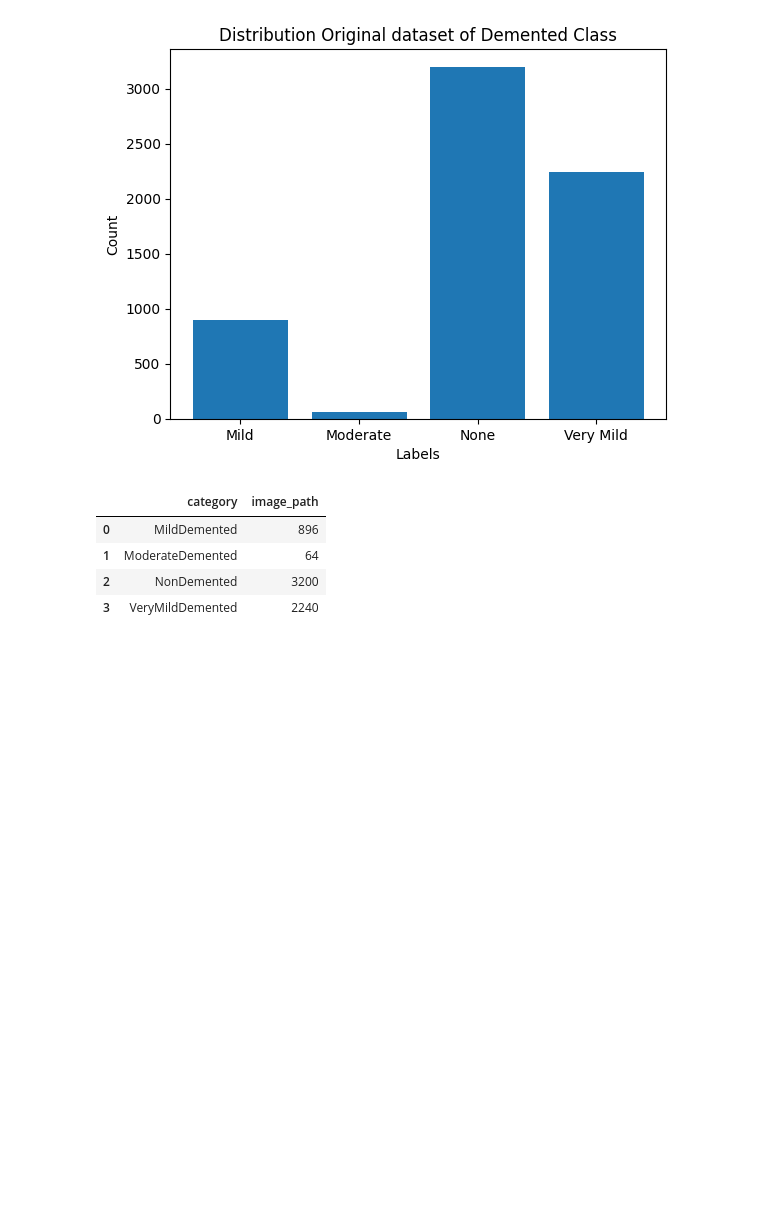
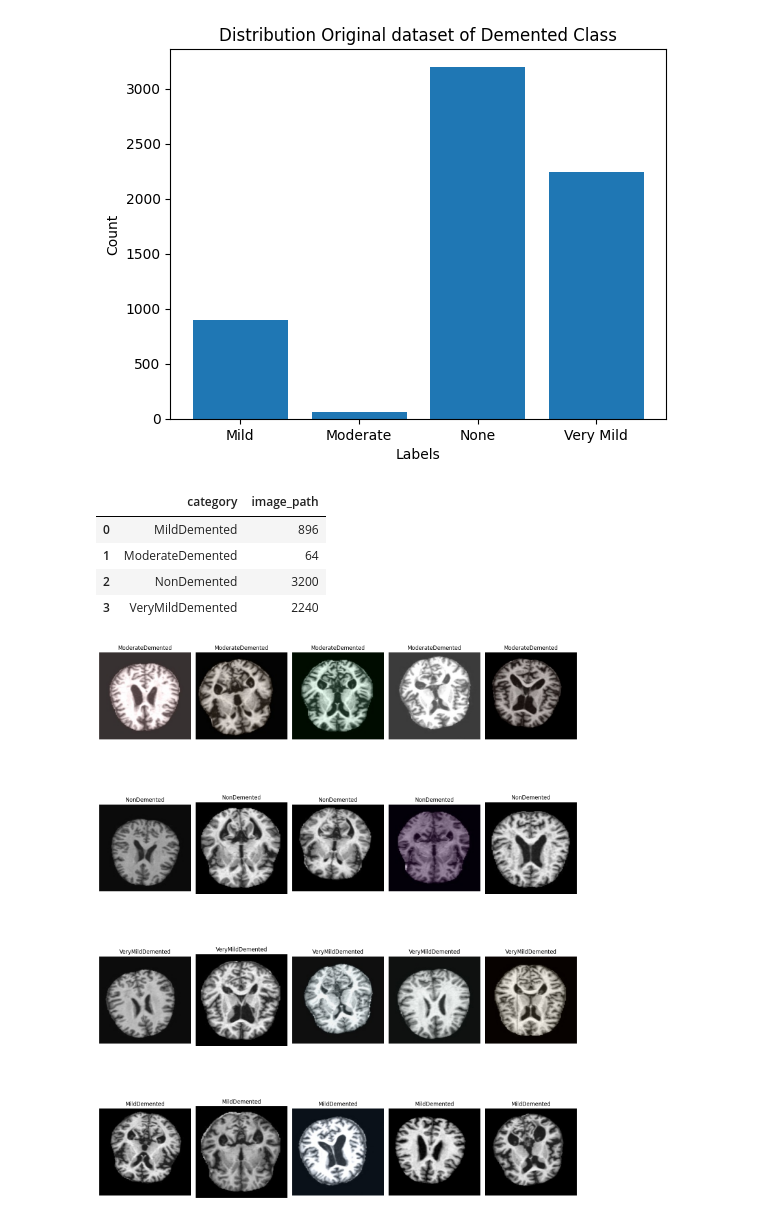
Before and after one commit to genandlam/kaggle-alzheimer-mri, a Jupyter notebook: augmented-alzheimer-mri.ipynb, the cells around one changed output. Saved outputs shown, nothing was run; the diff lists cells and outputs as text; code cells hidden in the pictures; blank space fills up the shorter version.

```diff
--- a/augmented-alzheimer-mri.ipynb
+++ b/augmented-alzheimer-mri.ipynb
@@ -125,3 +139,42 @@ graph_o
 | 1 | ModerateDemented | 64 |
 | 2 | NonDemented | 3200 |
 | 3 | VeryMildDemented | 2240 |
+# %%
+def show_random_images(column, number_of_images_to_show=5,df=df, grey=False):
+    categories = df["category"].unique()
+
+    images_per_category = number_of_images_to_show
+
+    plt.figure(figsize=(15, len(categories) * 5))
+    for i, category in enumerate(categories):
+        category_images = df[df["category"] == category][column].tolist()
+
+        for j in range(min(len(category_images), images_per_category)):
+            img_data = category_images[j]
+            if column != "image_path":
+                img = img_data
+            else:
+                img = cv2.imread(img_data)
+
+            if column == "image_path":
+                if grey:
+                    img = cv2.cvtColor(img, cv2.COLOR_BGR2GRAY)
+                else:
+                    img = cv2.cvtColor(img, cv2.COLOR_BGR2RGB)
+
+            plt.subplot(len(categories), images_per_category, i * images_per_category + j + 1)
+
+            if grey:
+                plt.imshow(img, cmap="gray")
+            else:
+                plt.imshow(img)
+
+            plt.axis("off")
+            plt.title(f"{category}")
+
+    plt.tight_layout()
+    plt.show()
+# %%
+show_random_images("image_path", 5, df,False)
+# %% [output]
+[figure, added]
```
Also changed, not shown: parts of 11 cells of this notebook.
